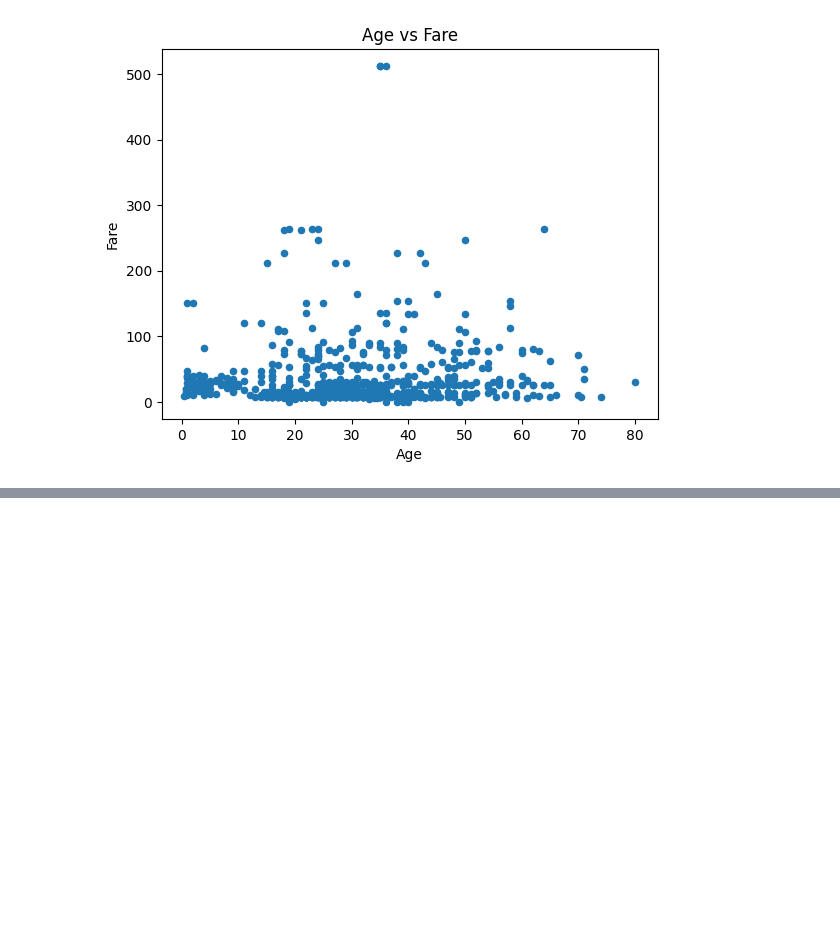
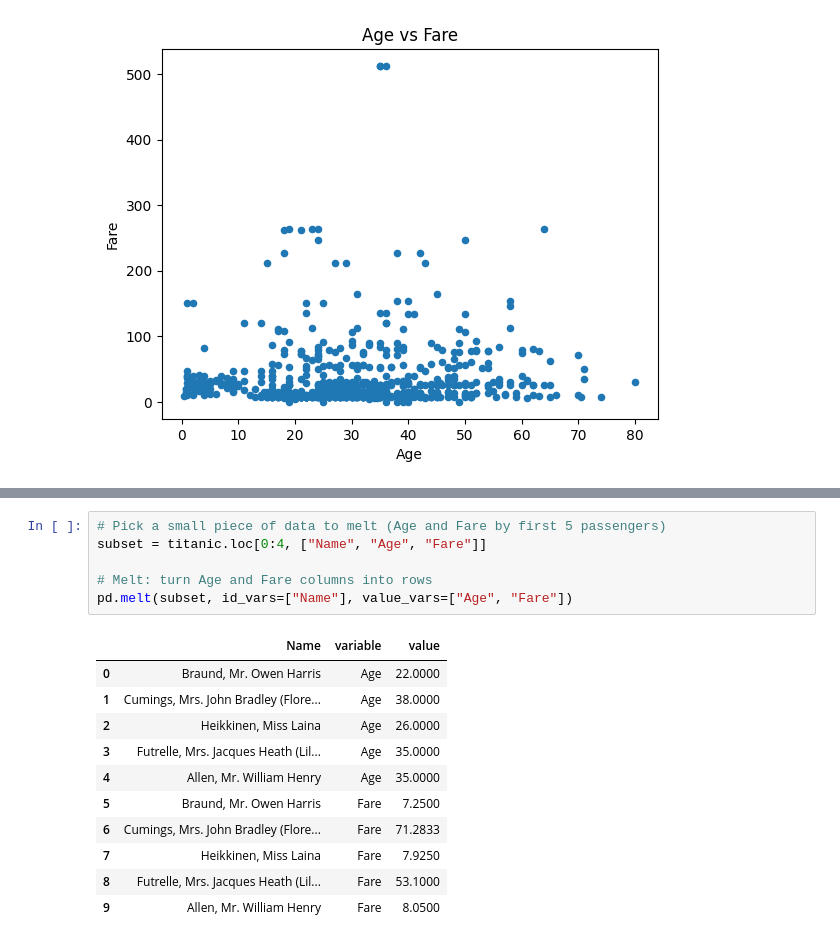
Before and after one commit to Andreachurchwell/JTC_AISE_FALL_2025, a Jupyter notebook: practice/pandas_tutorial.ipynb, the cells around one changed output, grey strips where cells are left out. Saved outputs shown, nothing was run; the diff lists cells and outputs as text; blank space fills up the shorter version.

```diff
--- a/practice/pandas_tutorial.ipynb
+++ b/practice/pandas_tutorial.ipynb
@@ -260,0 +360,18 @@ titanic.plot(x="Age", y="Fare", kind="scatter", title="Age vs Fare")
+# %%
+# Pick a small piece of data to melt (Age and Fare by first 5 passengers)
+subset = titanic.loc[0:4, ["Name", "Age", "Fare"]]
+
+# Melt: turn Age and Fare columns into rows
+pd.melt(subset, id_vars=["Name"], value_vars=["Age", "Fare"])
+# %% [output]
+|  | Name | variable | value |
+| 0 | Braund, Mr. Owen Harris | Age | 22.0000 |
+| 1 | Cumings, Mrs. John Bradley (Flore... | Age | 38.0000 |
+| 2 | Heikkinen, Miss Laina | Age | 26.0000 |
+| 3 | Futrelle, Mrs. Jacques Heath (Lil... | Age | 35.0000 |
+| 4 | Allen, Mr. William Henry | Age | 35.0000 |
+| 5 | Braund, Mr. Owen Harris | Fare | 7.2500 |
+| 6 | Cumings, Mrs. John Bradley (Flore... | Fare | 71.2833 |
+| 7 | Heikkinen, Miss Laina | Fare | 7.9250 |
+| 8 | Futrelle, Mrs. Jacques Heath (Lil... | Fare | 53.1000 |
+| 9 | Allen, Mr. William Henry | Fare | 8.0500 |
```
Also changed, not shown: parts of 34 cells of this notebook.
